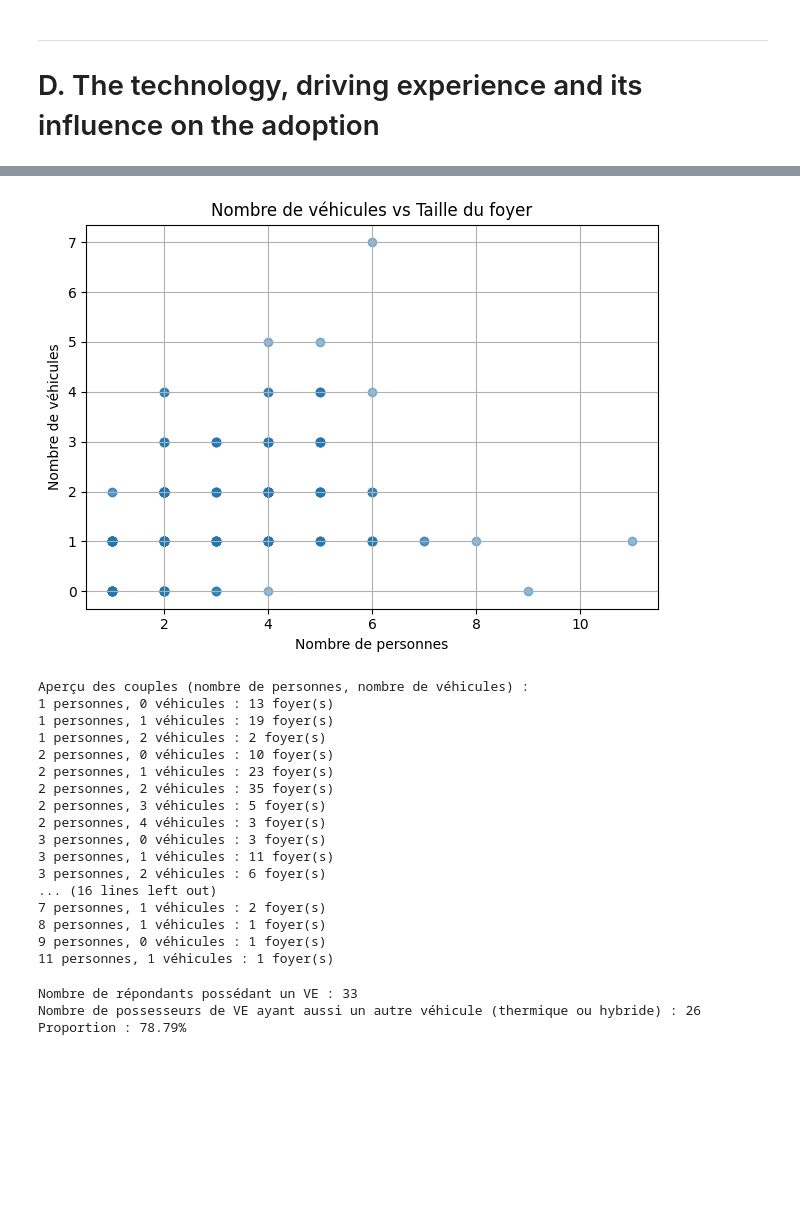
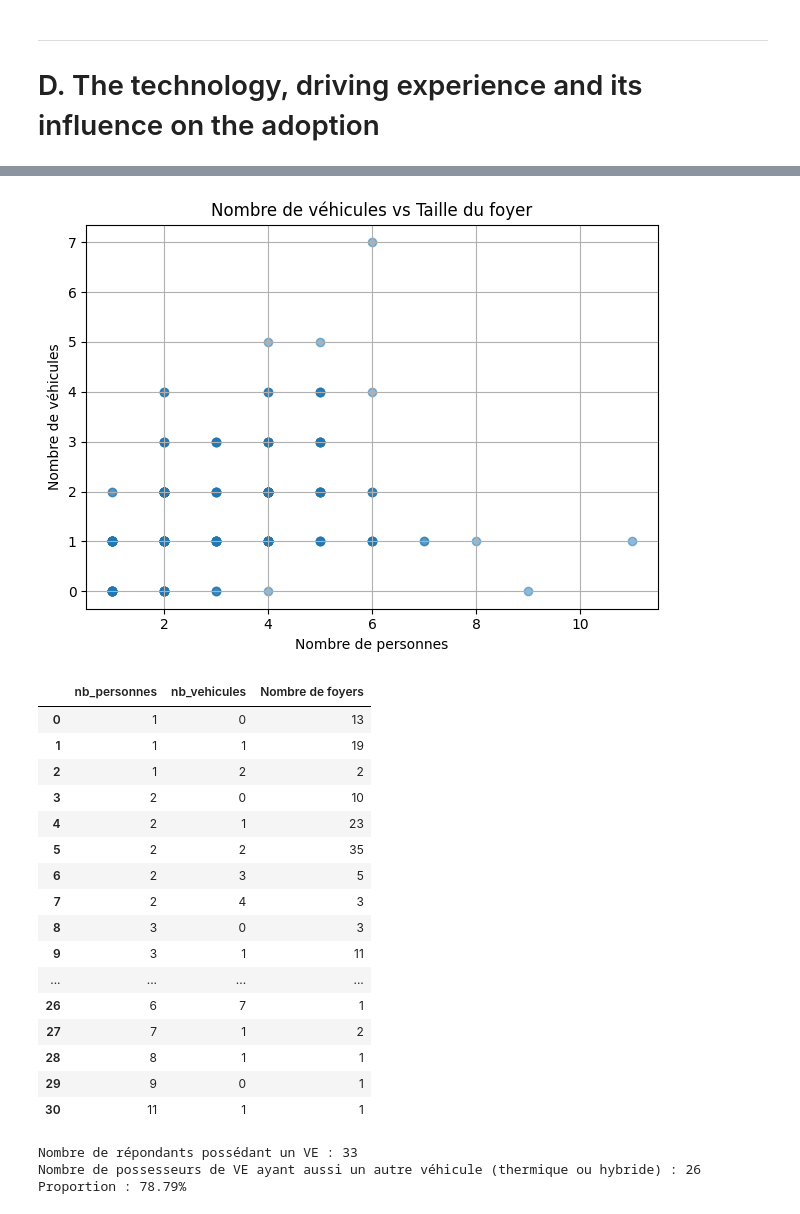
Before and after one commit to Man-G0/EvThesis, a Jupyter notebook: Thesis Analysis Brouillon.ipynb, the cells around one changed output, grey strips where cells are left out. Drawn from its saved outputs; the diff is of its cells as text; code cells hidden in the pictures; blank space fills up the shorter version.

```diff
--- a/Thesis Analysis.ipynb
+++ b/Thesis Analysis Brouillon.ipynb
@@ -440,6 +507,7 @@ import matplotlib.pyplot as plt
 import numpy as np
 import pandas as pd
 from scipy.stats import chi2_contingency
+from IPython.display import display
 
 aides_col = "Connaissez-vous des aides financières disponibles pour l’achat d’un véhicule électrique ? (Cochez tout ce que vous connaissez)\n"
 impact_col = "Est-ce que ces aides impactent votre envie d'adopter un véhicule électrique ?"
@@ -462,14 +530,14 @@ df['connait_aide'] = (df['score_aides_connues'] > 0).map({True: "Oui", False: "N
 if 'intention_adopter' in df.columns:
     ct = df.groupby(impact_col)['intention_adopter'].mean()
     print("Intention d'adopter (moyenne) selon impact perçu des aides :")
-    print(ct)
+    display(ct.to_frame("Intention d'adopter (moyenne)"))
 
     # 2. Crosstab connaissance vs impact
     ct2 = pd.crosstab(df['connait_aide'], df[impact_col])
     prop2 = ct2.div(ct2.sum(axis=1), axis=0)
 
     print("\nRépartition de l'impact perçu selon connaissance des aides :")
-    print(prop2)
+    display(prop2.round(2))
 
     # Barplot proportionnel
     ax = prop2.plot(kind='bar', stacked=True, colormap='viridis', figsize=(7,5))
@@ -500,8 +568,7 @@ if 'intention_adopter' in df.columns:
         plt.show()
         # Affichage des valeurs en format texte
         print("Répartition de l'impact perçu des aides (parmi ceux qui en connaissent) :")
-        for label, value in prop2.loc["Oui"].items():
-            print(f"{label}: {value:.2%}")
+        display(pd.DataFrame(prop2.loc[["Oui"]]).T.style.format("{:.2%}"))
 
     # 3. Test du Chi²
     chi2, p, dof, _ = chi2_contingency(ct2)
@@ -521,11 +588,10 @@ if 'intention_adopter' in df.columns:
         ax.annotate(f"{y:.2f}", (x, y), textcoords="offset points", xytext=(0,8), ha='center', fontsize=10)
     plt.tight_layout()
     plt.show()
+    plt.tight_layout()
+    plt.show()
     # Print the values in textual format
     print("Proportion d'adoption par nombre d'aides connues :")
-    for n, v in adoption_by_aides.items():
-        print(f"{n} aide(s) connue(s) : {v:.2%}")
-else:
-    print("⚠️ La colonne 'intention_adopter' n'existe pas dans votre DataFrame.")
+    display(adoption_by_aides.round(2).to_frame("Proportion d'adoption"))
 # %% [output]
 Intention d'adopter (moyenne) selon impact perçu des aides :
@@ -1108,39 +1241,37 @@ Hybride rechargeable: 19
 # %%
 df['nb_vehicules'] = pd.to_numeric(df['Combien de véhicules personnels utilisez-vous dans votre foyer ?'], errors='coerce')
 df['nb_personnes'] = pd.to_numeric(df['Combien êtes-vous dans votre foyer ?'], errors='coerce')
 
 plt.scatter(df['nb_personnes'], df['nb_vehicules'], alpha=0.5)
 plt.title("Nombre de véhicules vs Taille du foyer")
 plt.xlabel("Nombre de personnes")
 plt.ylabel("Nombre de véhicules")
 plt.grid(True)
 plt.tight_layout()
 plt.show()
 
-# Affichage des valeurs en format texte
-print("Aperçu des couples (nombre de personnes, nombre de véhicules) :")
-counts = df.groupby(['nb_personnes', 'nb_vehicules']).size().reset_index(name='count')
-for _, row in counts.iterrows():
-    print(f"{int(row['nb_personnes'])} personnes, {int(row['nb_vehicules'])} véhicules : {int(row['count'])} foyer(s)")
+# Affichage résumé sous forme de tableau
+counts = df.groupby(['nb_personnes', 'nb_vehicules']).size().reset_index(name='Nombre de foyers')
+display(counts.sort_values(['nb_personnes', 'nb_vehicules']))
 # %% [output]
 [figure]
-Aperçu des couples (nombre de personnes, nombre de véhicules) :
-1 personnes, 0 véhicules : 13 foyer(s)
-1 personnes, 1 véhicules : 19 foyer(s)
-1 personnes, 2 véhicules : 2 foyer(s)
-2 personnes, 0 véhicules : 10 foyer(s)
-2 personnes, 1 véhicules : 23 foyer(s)
-2 personnes, 2 véhicules : 35 foyer(s)
-2 personnes, 3 véhicules : 5 foyer(s)
-2 personnes, 4 véhicules : 3 foyer(s)
-3 personnes, 0 véhicules : 3 foyer(s)
-3 personnes, 1 véhicules : 11 foyer(s)
-3 personnes, 2 véhicules : 6 foyer(s)
-... (16 lines left out)
-7 personnes, 1 véhicules : 2 foyer(s)
-8 personnes, 1 véhicules : 1 foyer(s)
-9 personnes, 0 véhicules : 1 foyer(s)
-11 personnes, 1 véhicules : 1 foyer(s)
+|  | nb_personnes | nb_vehicules | Nombre de foyers |
+| 0 | 1 | 0 | 13 |
+| 1 | 1 | 1 | 19 |
+| 2 | 1 | 2 | 2 |
+| 3 | 2 | 0 | 10 |
+| 4 | 2 | 1 | 23 |
+| 5 | 2 | 2 | 35 |
+| 6 | 2 | 3 | 5 |
+| 7 | 2 | 4 | 3 |
+| 8 | 3 | 0 | 3 |
+| 9 | 3 | 1 | 11 |
+| ... | ... | ... | ... |
+| 26 | 6 | 7 | 1 |
+| 27 | 7 | 1 | 2 |
+| 28 | 8 | 1 | 1 |
+| 29 | 9 | 0 | 1 |
+| 30 | 11 | 1 | 1 |
 # %%
 # Analyse : Les possesseurs de VE possèdent-ils souvent un autre véhicule thermique ou hybride ?
 
```
Also changed, not shown: parts of 43 cells of this notebook, 3 other files.
